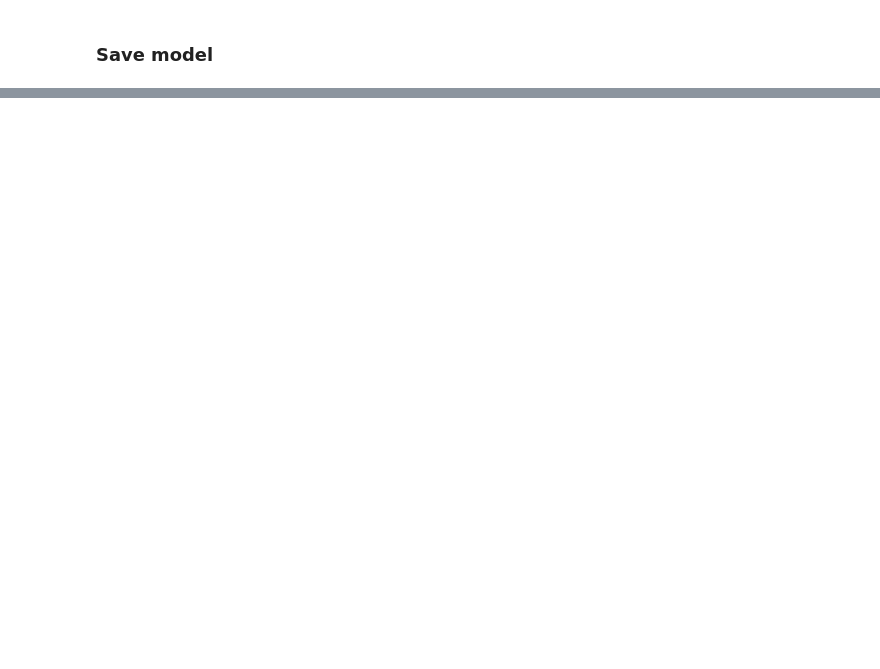
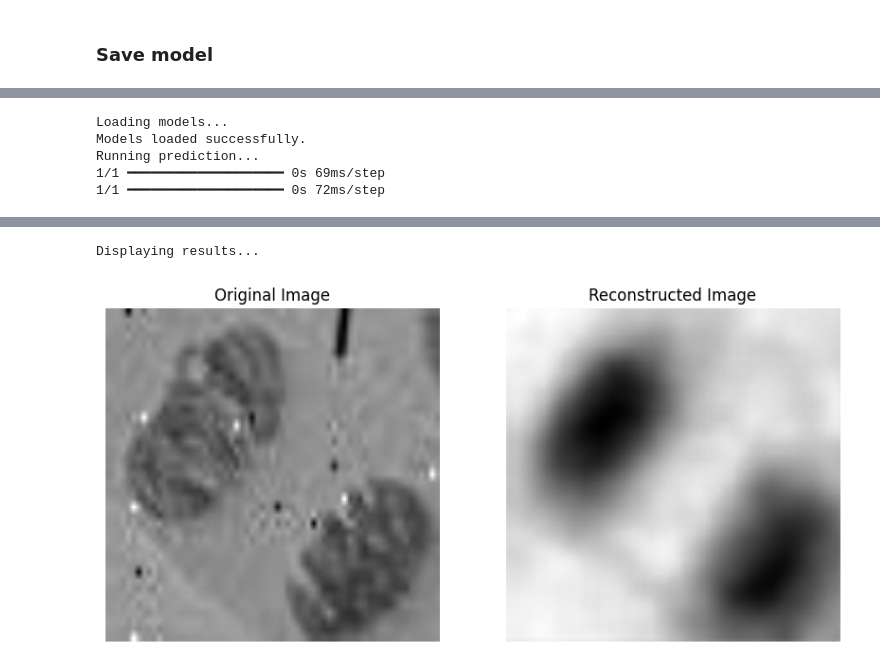
Before and after one commit to RawthiL/giar_ina_dev, a Jupyter notebook: notebooks/train/m1_vae copy.ipynb, the cells around one changed output, grey strips where cells are left out. Drawn from its saved outputs; the diff is of its cells as text; code cells hidden in the pictures; blank space fills up the shorter version.

```diff
--- a/notebooks/train/m1_vae copy.ipynb
+++ b/notebooks/train/m1_vae copy.ipynb
@@ -616,0 +767,75 @@ print(f"Encoder and Decoder models saved to the '{model_dir}' directory.")
+# %%
+import tensorflow as tf
+from tensorflow.keras import layers
+
+class Sampling(layers.Layer):
+    """Uses (z_mean, z_log_var) to sample z, the latent vector."""
+    def call(self, inputs):
+        z_mean, z_log_var = inputs
+        batch = tf.shape(z_mean)[0]
+        dim = tf.shape(z_mean)[1]
+        epsilon = tf.random.normal(shape=(batch, dim))
+        return z_mean + tf.exp(0.5 * z_log_var) * epsilon
+# %%
+import tensorflow as tf
+import matplotlib.pyplot as plt
+import numpy as np
+
+# --- 1. Configuration ---
+IMAGE_PATH = "8c0932b8bf258c2ab2b24375e2357521_1.png"
+
+IMAGE_SIZE = (200, 200)  # Must match the input shape your encoder was trained on
+
+# --- 2. Load the Trained Models ---
+print("Loading models...")
+# We must tell Keras about our custom 'Sampling' layer
+custom_objects = {"Sampling": Sampling}
+encoder = tf.keras.models.load_model("../../models/vae/m1_encoder_mitosis.keras", custom_objects=custom_objects)
+decoder = tf.keras.models.load_model("../../models/vae/m1_decoder_mitosis.keras")
+print("Models loaded successfully.")
+
+# --- 3. Load and Preprocess the Single Image ---
+# Load the image file
+img_raw = tf.io.read_file(IMAGE_PATH)
+# Decode as 1-channel grayscale
+img = tf.image.decode_image(img_raw, channels=1, expand_animations=False)
+# Resize to the model's expected input size
+img_resized = tf.image.resize(img, IMAGE_SIZE)
+# Normalize to float32 in the [0, 1] range
+img_normalized = tf.cast(img_resized, tf.float32) / 255.0
+# Add the batch dimension (shape goes from (200, 200, 1) to (1, 200, 200, 1))
+input_batch = tf.expand_dims(img_normalized, axis=0)
+
+# --- 4. Run the Encoder-Decoder Pipeline ---
+print("Running prediction...")
+# Pass the preprocessed image batch to the encoder
+# It outputs the three latent components
+z_mean, z_log_var, z_sampled = encoder.predict(input_batch)
+
+# Pass ONLY the sampled vector (z) to the decoder
+reconstructed_batch = decoder.predict(z_sampled)
+
+# Get the first (and only) image from the batch
+reconstructed_image = reconstructed_batch[0]
+
+# --- 5. Plot the Results ---
+print("Displaying results...")
+fig, axes = plt.subplots(1, 2, figsize=(10, 5))
+
+# Plot the Original (preprocessed) image
+axes[0].imshow(img_normalized.numpy().squeeze(), cmap='gray')
+axes[0].set_title("Original Image")
+axes[0].axis("off")
+
+# Plot the Reconstructed image
+axes[1].imshow(reconstructed_image.squeeze(), cmap='gray')
+axes[1].set_title("Reconstructed Image")
+axes[1].axis("off")
+
+plt.show()
+# %% [output]
+Loading models...
+Models loaded successfully.
+Running prediction...
+1/1 ━━━━━━━━━━━━━━━━━━━━ 0s 69ms/step
+1/1 ━━━━━━━━━━━━━━━━━━━━ 0s 72ms/step
@@ -616,0 +843,2 @@ print(f"Encoder and Decoder models saved to the '{model_dir}' directory.")
+Displaying results...
+[figure, added]
```
Also changed, not shown: parts of 38 cells of this notebook, 13 other files.
